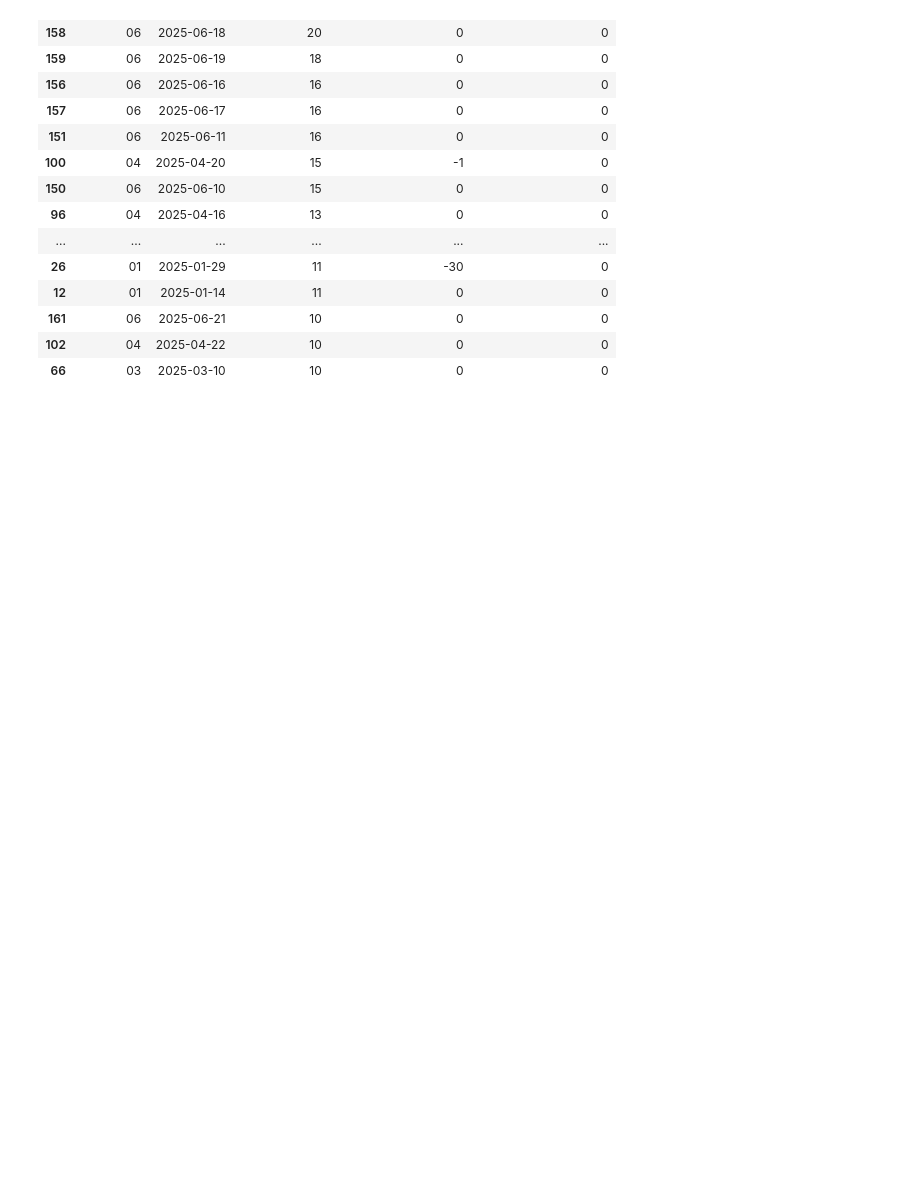
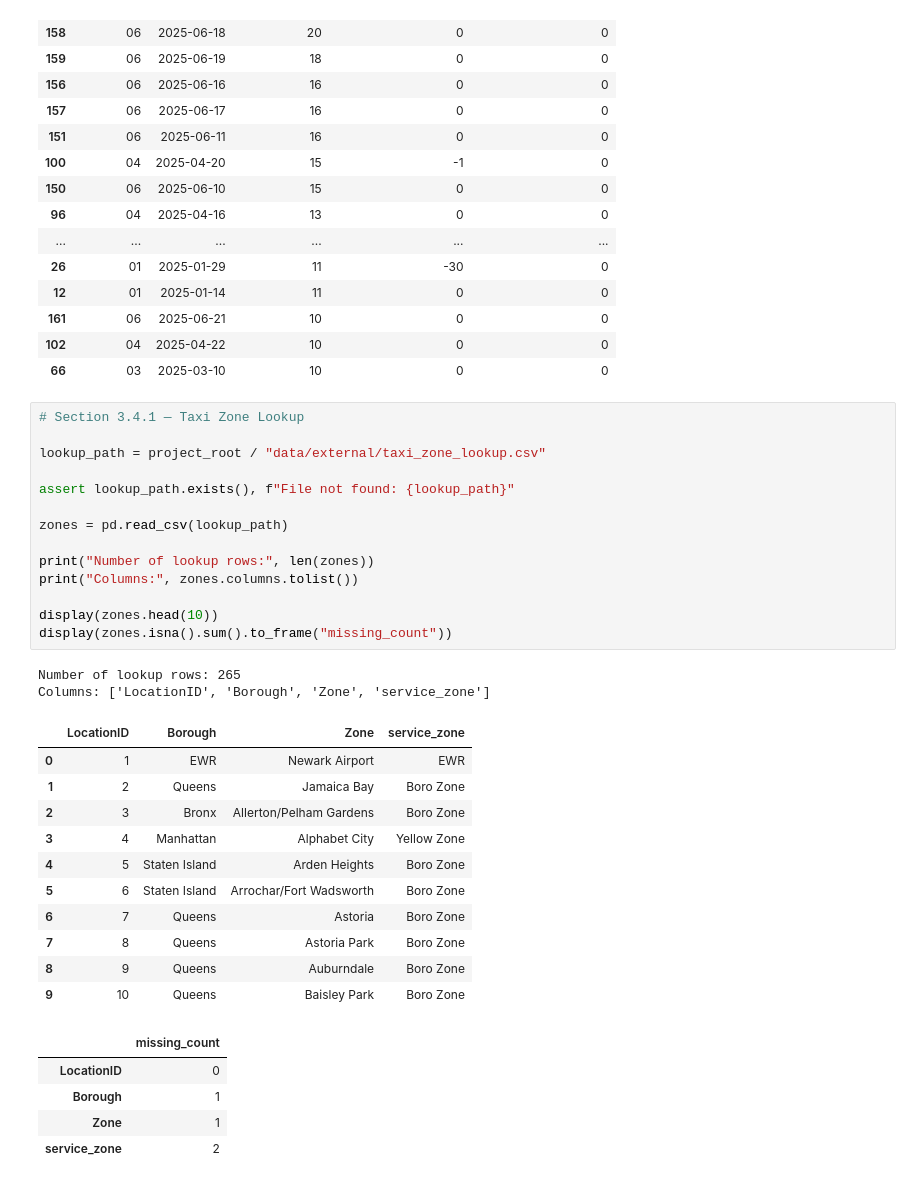
Before and after one commit to cyongxi/Urban-Mobility-Mining, a Jupyter notebook: notebooks/00_data_audit.ipynb, the cells around one changed output. Drawn from its saved outputs; the diff is of its cells as text; blank space fills up the shorter version.

```diff
--- a/notebooks/00_data_audit.ipynb
+++ b/notebooks/00_data_audit.ipynb
@@ -380,3 +380,36 @@ display(
 | 161 | 06 | 2025-06-21 | 10 | 0 | 0 |
 | 102 | 04 | 2025-04-22 | 10 | 0 | 0 |
 | 66 | 03 | 2025-03-10 | 10 | 0 | 0 |
+# %%
+# Section 3.4.1 — Taxi Zone Lookup
+
+lookup_path = project_root / "data/external/taxi_zone_lookup.csv"
+
+assert lookup_path.exists(), f"File not found: {lookup_path}"
+
+zones = pd.read_csv(lookup_path)
+
+print("Number of lookup rows:", len(zones))
+print("Columns:", zones.columns.tolist())
+
+display(zones.head(10))
+display(zones.isna().sum().to_frame("missing_count"))
+# %% [output]
+Number of lookup rows: 265
+Columns: ['LocationID', 'Borough', 'Zone', 'service_zone']
+|  | LocationID | Borough | Zone | service_zone |
+| 0 | 1 | EWR | Newark Airport | EWR |
+| 1 | 2 | Queens | Jamaica Bay | Boro Zone |
+| 2 | 3 | Bronx | Allerton/Pelham Gardens | Boro Zone |
+| 3 | 4 | Manhattan | Alphabet City | Yellow Zone |
+| 4 | 5 | Staten Island | Arden Heights | Boro Zone |
+| 5 | 6 | Staten Island | Arrochar/Fort Wadsworth | Boro Zone |
+| 6 | 7 | Queens | Astoria | Boro Zone |
+| 7 | 8 | Queens | Astoria Park | Boro Zone |
+| 8 | 9 | Queens | Auburndale | Boro Zone |
+| 9 | 10 | Queens | Baisley Park | Boro Zone |
+|  | missing_count |
+| LocationID | 0 |
+| Borough | 1 |
+| Zone | 1 |
+| service_zone | 2 |
```
Also changed, not shown: parts of 7 cells of this notebook.
